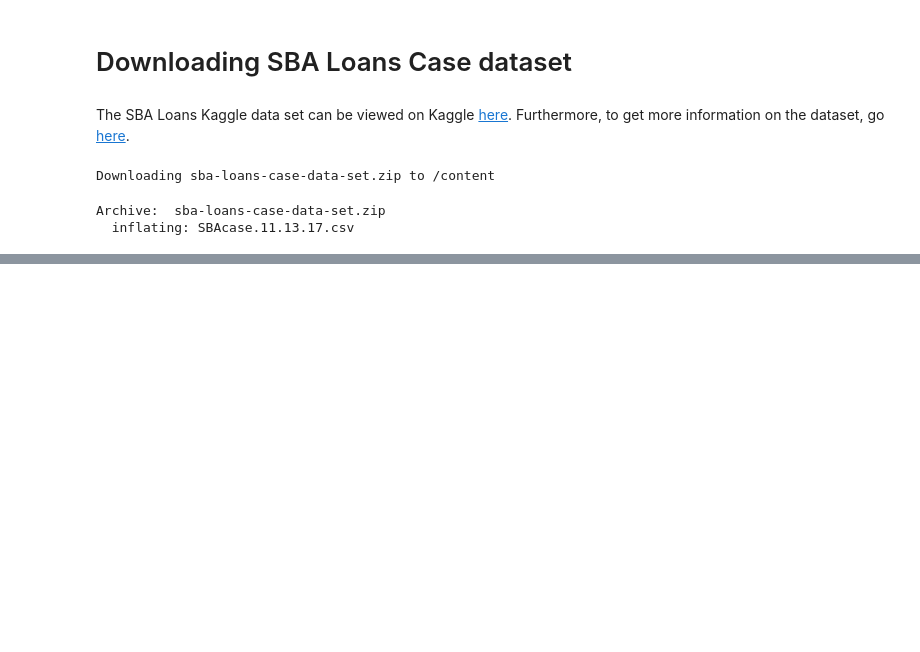
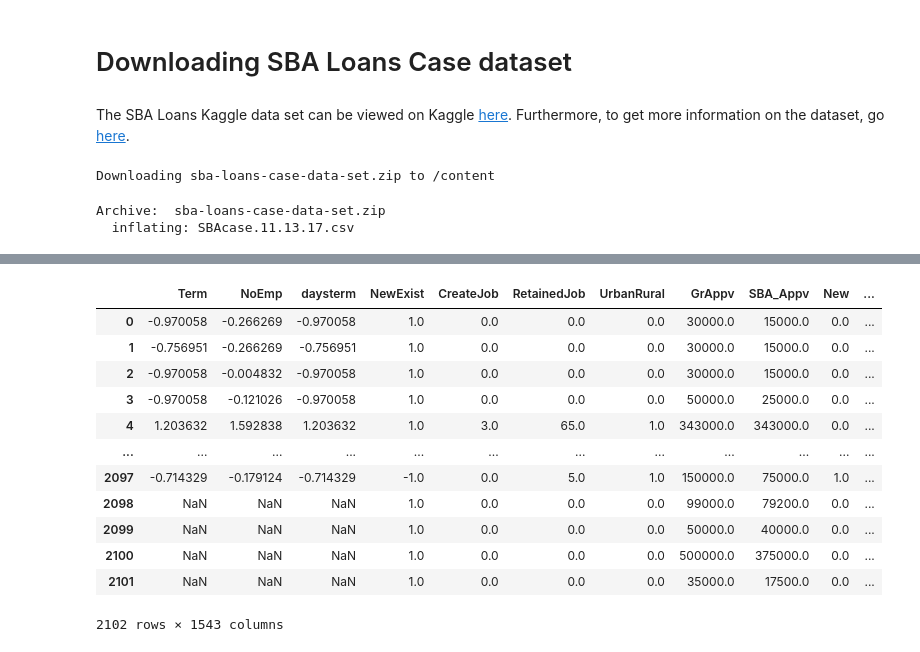
Before and after one commit to RoyalWeden/AICamp21, a Jupyter notebook: AI_Camp_Project.ipynb, the cells around one changed output, grey strips where cells are left out. Cells and saved outputs as stored; diff of their text form; code cells hidden in the pictures; blank space fills up the shorter version.

```diff
--- a/AI_Camp_Project.ipynb
+++ b/AI_Camp_Project.ipynb
@@ -60,0 +116,2 @@ sba_loans_df.head()
+# %%
+scaled_sba = pd.DataFrame(scaled_sba, columns=['Term', 'NoEmp', 'daysterm'])
@@ -60,0 +134,23 @@ sba_loans_df.head()
+# %%
+newexist_sba_loans = sba_loans_df_c['NewExist'].apply(lambda x: -1 if x==2 else x)
+newexist_sba_loans = pd.DataFrame(newexist_sba_loans, columns=['NewExist'])
+# %%
+sba_loans_df_c.drop(columns=['Term', 'NoEmp', 'daysterm', 'NewExist'], inplace=True)
+# %%
+scaled_sba_loans = pd.concat([scaled_sba, newexist_sba_loans, sba_loans_df_c], axis=1)
+# %%
+scaled_sba_loans
+# %% [output]
+|  | Term | NoEmp | daysterm | NewExist | CreateJob | RetainedJob | UrbanRural | GrAppv | SBA_Appv | New | ... |
+| 0 | -0.970058 | -0.266269 | -0.970058 | 1.0 | 0.0 | 0.0 | 0.0 | 30000.0 | 15000.0 | 0.0 | ... |
+| 1 | -0.756951 | -0.266269 | -0.756951 | 1.0 | 0.0 | 0.0 | 0.0 | 30000.0 | 15000.0 | 0.0 | ... |
+| 2 | -0.970058 | -0.004832 | -0.970058 | 1.0 | 0.0 | 0.0 | 0.0 | 30000.0 | 15000.0 | 0.0 | ... |
+| 3 | -0.970058 | -0.121026 | -0.970058 | 1.0 | 0.0 | 0.0 | 0.0 | 50000.0 | 25000.0 | 0.0 | ... |
+| 4 | 1.203632 | 1.592838 | 1.203632 | 1.0 | 3.0 | 65.0 | 1.0 | 343000.0 | 343000.0 | 0.0 | ... |
+| ... | ... | ... | ... | ... | ... | ... | ... | ... | ... | ... | ... |
+| 2097 | -0.714329 | -0.179124 | -0.714329 | -1.0 | 0.0 | 5.0 | 1.0 | 150000.0 | 75000.0 | 1.0 | ... |
+| 2098 | NaN | NaN | NaN | 1.0 | 0.0 | 0.0 | 0.0 | 99000.0 | 79200.0 | 0.0 | ... |
+| 2099 | NaN | NaN | NaN | 1.0 | 0.0 | 0.0 | 0.0 | 50000.0 | 40000.0 | 0.0 | ... |
+| 2100 | NaN | NaN | NaN | 1.0 | 0.0 | 0.0 | 0.0 | 500000.0 | 375000.0 | 0.0 | ... |
+| 2101 | NaN | NaN | NaN | 1.0 | 0.0 | 0.0 | 0.0 | 35000.0 | 17500.0 | 0.0 | ... |
+2102 rows × 1543 columns
```
Also changed, not shown: parts of 37 cells of this notebook.
